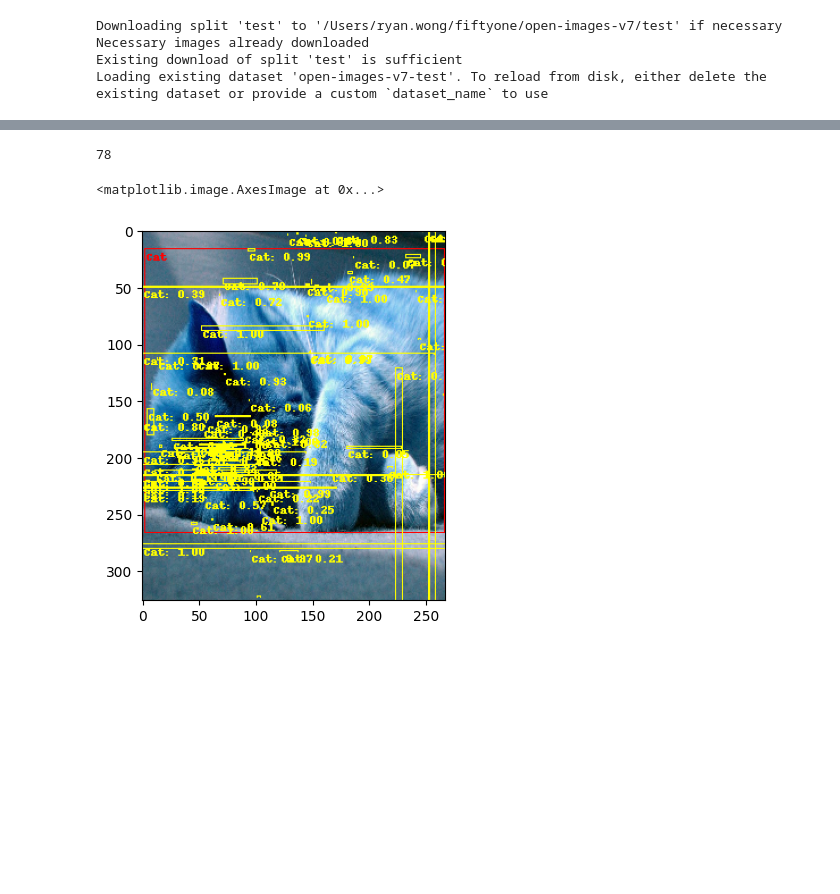
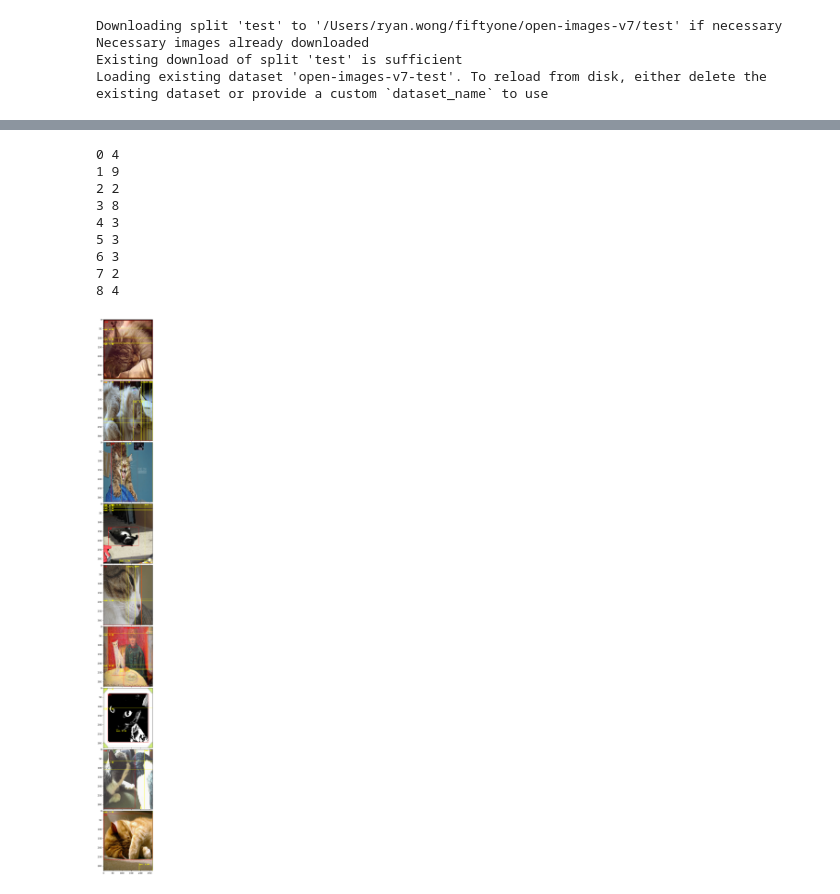
Before and after one commit to MrAwesomeJr/comp-451-cat-bounding-box, a Jupyter notebook: nn.ipynb, the cells around one changed output, grey strips where cells are left out. Cells and saved outputs as stored; diff of their text form; code cells hidden in the pictures; blank space fills up the shorter version.

```diff
--- a/nn.ipynb
+++ b/nn.ipynb
@@ -25,7 +25,7 @@ import cv2
 # %%
 # try fewer samples
 # n_samples = len(dataset)
-n_samples = 500
+n_samples = 100
 
 
 x_size = 267
@@ -33,7 +33,7 @@ y_size = 326
 # %%
 # batching is not necessary if we're using fasterrcnn_resnet50_fpn.
 
-batch_size = 25
+batch_size = 70
 # (267 x 326) is the number of pixels in the smallest images
 # TODO: we downsize all images? i guess
 batched_data = torch.zeros([n_samples// batch_size, batch_size, 3, y_size, x_size], dtype=torch.float32)
@@ -101,7 +101,7 @@ model = torchvision.models.detection.fasterrcnn_resnet50_fpn(weights=None, num_c
 # optimizer = torch.optim.SGD(model.parameters(), lr=0.01, momentum=0.9)
 # model.eval()
 # for i in range(min(10, n_samples // batch_size)):
-for i in [0, 0, 0, 0, 0]:
+for i in [0]:
     # optimizer.zero_grad()
     print(f"iteration {i}:\t\t",end="")
     output = model(batched_data[i], batched_targets[i])
@@ -214,26 +191,41 @@ ValueError: unknown is not supported
 # %%
 # from https://pytorch.org/tutorials/intermediate/torchvision_tutorial.html
 
 import matplotlib.pyplot as plt
+%matplotlib inline
 from torchvision.utils import draw_bounding_boxes
+from mpl_toolkits.axes_grid1 import ImageGrid
 
-image_index = 8
-# print(test_data[image_index], test_targets[image_index])
+num_plots = 9
+fig = plt.figure(figsize=(num_plots, 4.*num_plots*y_size/x_size))
+grid = ImageGrid(fig, 111, nrows_ncols=(num_plots, 1), axes_pad=0.1)
+for i in range(num_plots):
+    # grid[i].imshow(data[i])
 
-label_strings = []
-for label in test_targets[image_index]['labels']:
-    label_strings.append("Cat" if label == 1 else "")
+    image_index = i
+    # print(test_data[image_index], test_targets[image_index])
 
-prediction_label_strings = []
-for i, label in enumerate(predictions[image_index]['labels']):
-    prediction_label_strings.append(f"Cat: {predictions[image_index]['scores'][i]:0.2f}" if label == 1 else "")
+    label_strings = []
+    for label in test_targets[image_index]['labels']:
+        label_strings.append("Cat" if label == 1 else "Background")
 
-print(len(prediction_label_strings))
+    prediction_label_strings = []
+    for j, label in enumerate(predictions[image_index]['labels']):
+        prediction_label_strings.append(f"Cat: {predictions[image_index]['scores'][j]:0.2f}" if label == 1 else "Background")
+    print(i,len(prediction_label_strings))
 
-output_image = draw_bounding_boxes(test_data[image_index].to(torch.uint8), test_targets[image_index]['boxes'], label_strings, colors="red")
-output_image = draw_bounding_boxes(output_image, predictions[image_index]['boxes'], prediction_label_strings, colors="yellow")
-plt.imshow(output_image.permute(1, 2, 0))
+
+    output_image = draw_bounding_boxes(test_data[image_index].to(torch.uint8).flip(0), test_targets[image_index]['boxes'], label_strings, colors="red")
+    output_image = draw_bounding_boxes(output_image, predictions[image_index]['boxes'], prediction_label_strings, colors="yellow")
+    grid[i].imshow(output_image.permute(1, 2, 0))
 # %% [output]
-78
+0 4
+1 9
+2 2
+3 8
+4 3
+5 3
+6 3
+7 2
+8 4
-<matplotlib.image.AxesImage at 0x...>
-[figure, old version]
+[figure, new version]
```
Also changed, not shown: parts of 5 cells of this notebook, 2 other files.
